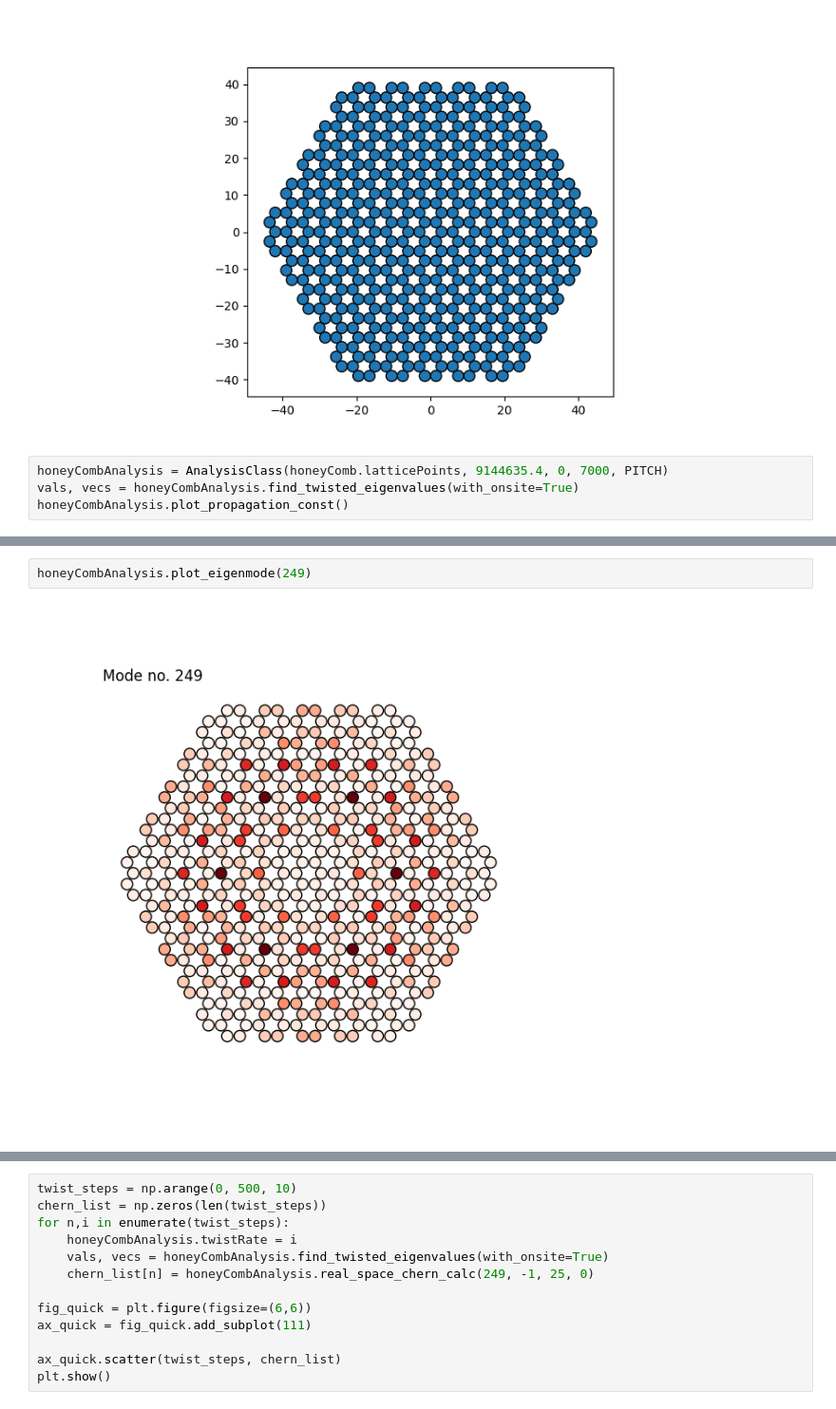
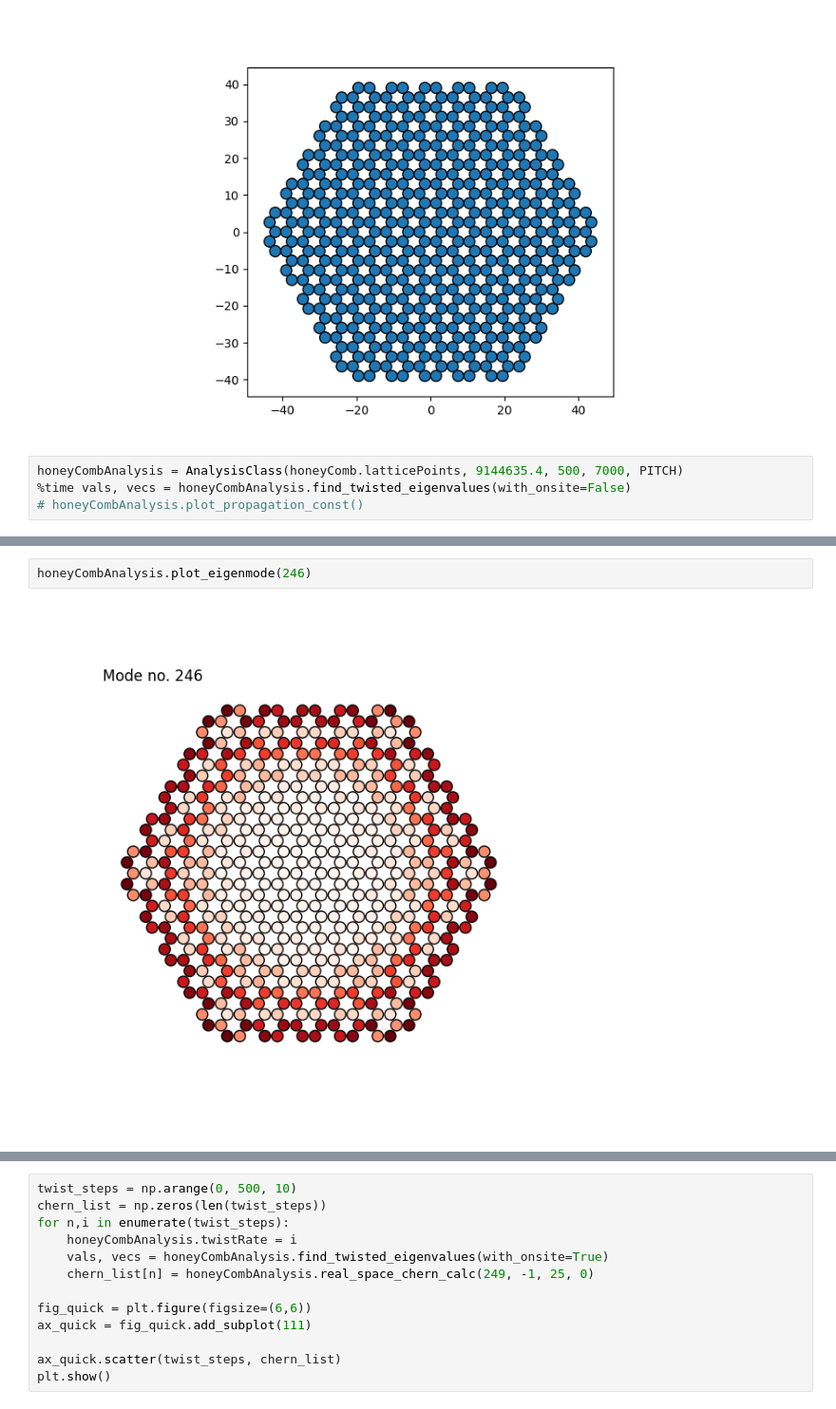
Before and after one commit to NRobertsF91W/PhD-Jupyter-Notebooks, a Jupyter notebook: Twisted honeycomb numerical analysis - using fibre classes.ipynb, the cells around one changed output, grey strips where cells are left out. Shown at 95% size. Saved outputs shown, nothing was run; the diff lists cells and outputs as text.

Commit message:
committing working vector version of twisted calc

```diff
--- a/Twisted honeycomb numerical analysis - using fibre classes.ipynb
+++ b/Twisted honeycomb numerical analysis - using fibre classes.ipynb
@@ -42,7 +42,7 @@ honeyComb.show_fibre_design()
 # %% [output]
 [figure]
 # %%
-honeyCombAnalysis = AnalysisClass(honeyComb.latticePoints, 9144635.4, 0, 7000, PITCH)
-vals, vecs = honeyCombAnalysis.find_twisted_eigenvalues(with_onsite=True)
-honeyCombAnalysis.plot_propagation_const()
+honeyCombAnalysis = AnalysisClass(honeyComb.latticePoints, 9144635.4, 500, 7000, PITCH)
+%time vals, vecs = honeyCombAnalysis.find_twisted_eigenvalues(with_onsite=False)
+# honeyCombAnalysis.plot_propagation_const()
 # %% [output]
@@ -50,5 +63,5 @@ honeyCombAnalysis.plot_propagation_const()
 # %%
-honeyCombAnalysis.plot_eigenmode(249)
+honeyCombAnalysis.plot_eigenmode(246)
 # %% [output]
-[figure, old version]
+[figure, new version]
 # %%
```
Also changed, not shown: parts of 4 cells of this notebook, 1 other file.
